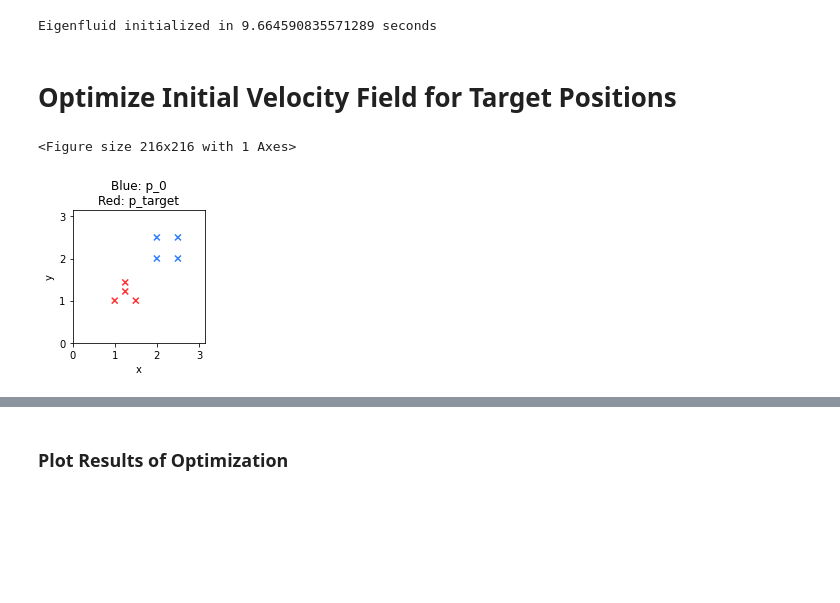
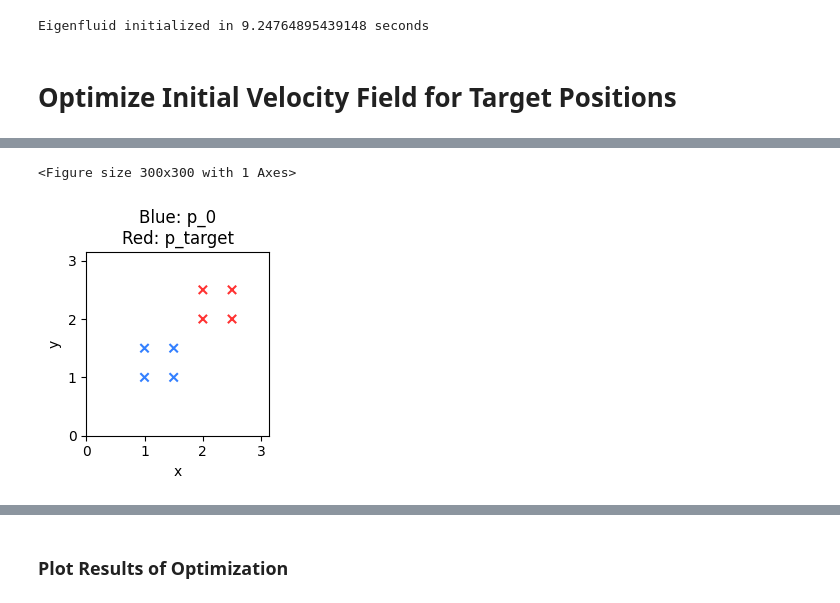
Before and after one commit to bobarna/eigenfluid-control, a Jupyter notebook: eigenfluid-control.ipynb, the cells around one changed output, grey strips where cells are left out. Drawn from its saved outputs; the diff is of its cells as text; code cells hidden in the pictures; blank space fills up the shorter version.

```diff
--- a/eigenfluid-control.ipynb
+++ b/eigenfluid-control.ipynb
@@ -14,52 +15,19 @@ N = 4**2
 # Domain sizes
 DOMAIN = Box(x=math.PI, y=math.PI)
 SAMPLING_SIZE = 32
-
-start_time = time.time()
-eigenfluid = Eigenfluid(N, DOMAIN, SAMPLING_SIZE)
-end_time = time.time()
-print("Eigenfluid initialized in {} seconds".format(end_time-start_time))
-# %% [output]
-Eigenfluid initialized in 9.664590835571289 seconds
+# %%
+start_time = time.time()
+eigenfluid = Eigenfluid(N, DOMAIN, SAMPLING_SIZE)
+end_time = time.time()
+print("Eigenfluid initialized in {} seconds".format(end_time-start_time))
+# %% [output]
+Eigenfluid initialized in 9.24764895439148 seconds
 # %% [markdown]
 # Optimize Initial Velocity Field for Target Positions
-# %%
-def init_p_with_target():
-    # Rectangle [1,1]:[1.5,1.5]
-    p_0 = math.tensor([
-        [1.0, 1.0],
-        [1.0, 1.5],
-        [1.5, 1.0],
-        [1.5, 1.5]], instance(i=4) & channel(vector='x,y')
-    )
-    p_target = math.tensor([
-        [2.0, 2.0],
-        [2.0, 2.5],
-        [2.5, 2.0],
-        [2.5, 2.5]], instance(i=4) & channel(vector='x,y')
-    )
-    p_triangle = math.tensor([
-        [1.0 , 1.0],
-        [1.25, 1.433],
-        [1.25, 1.218],
-        [1.5 , 1.0]], instance(i=4) & channel(vector='x,y')
-    )
-    #return (p_0, p_target)
-    return(p_target, p_triangle)
-
-p_0, p_target = init_p_with_target()
-
-vis.plot({"Blue: p_0\nRed: p_target": vis.overlay(
-    PointCloud(p_0, bounds=DOMAIN),
-    PointCloud(p_target, bounds=DOMAIN, color="red")
-)}, size=(3,3))
-# %% [output]
-<Figure size 216x216 with 1 Axes>
-[figure, removed]
 # %%
 STEPS = 32
 DT    = 0.2
-VISCOSITY = 0.05
+VISCOSITY = 0.0
 
 def loss_function(w, p, p_target):
     eigenfluid.w = w
@@ -70,7 +38,7 @@ def loss_function(w, p, p_target):
         # Get velocities at new positions
         p_velocities = eigenfluid.get_phi_at(p)
         # Midpoint
-        #p_velocities = eigenfluid.get_phi_at(p + p_velocities*DT/2)
+        p_velocities = eigenfluid.get_phi_at(p + p_velocities*DT/2)
         # Euler step for points
         p += p_velocities * DT
         trajectory_p.append(p)
@@ -79,12 +47,25 @@ def loss_function(w, p, p_target):
 
 gradient_function = math.gradient(loss_function)
 # %%
+# Initialize start and target points
+p_sample = get_sample_points(N=4, method="grid")
+
+f_0 = get_f_rectangle(pos=(1,1))
+f_target = get_f_rectangle(pos=(2,2))
+
+p_0, p_target = f_0(p_sample), f_target(p_sample)
+
 # Initialize w to some value for optimization (random or 0)
 w_init = math.zeros_like(eigenfluid.w) + 0.001
 #w_init = math.random_normal(eigenfluid.w.shape)
-p_0, p_target = init_p_with_target()
 
 # first gradient
 (loss, trajectory_p), grad = gradient_function(w_init, p_0, p_target)
 print("Initial Loss: {}".format(loss))
+
+# Plot optimization setup
+vis.plot({"Blue: p_0\nRed: p_target": vis.overlay(
+    PointCloud(p_0, bounds=DOMAIN),
+    PointCloud(p_target, bounds=DOMAIN, color="red")
+)}, size=(3,3))
 # %% [output]
@@ -92 +73,3 @@ Initial Loss: 4.5623393
+<Figure size 300x300 with 1 Axes>
+[figure, added]
 # %%
```
Also changed, not shown: parts of 7 cells of this notebook, 2 other files.
